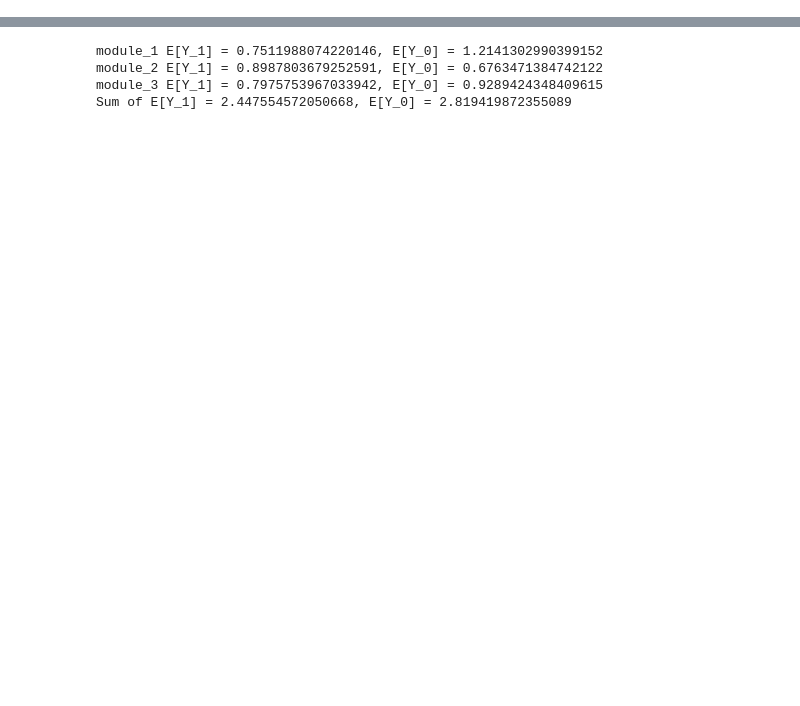
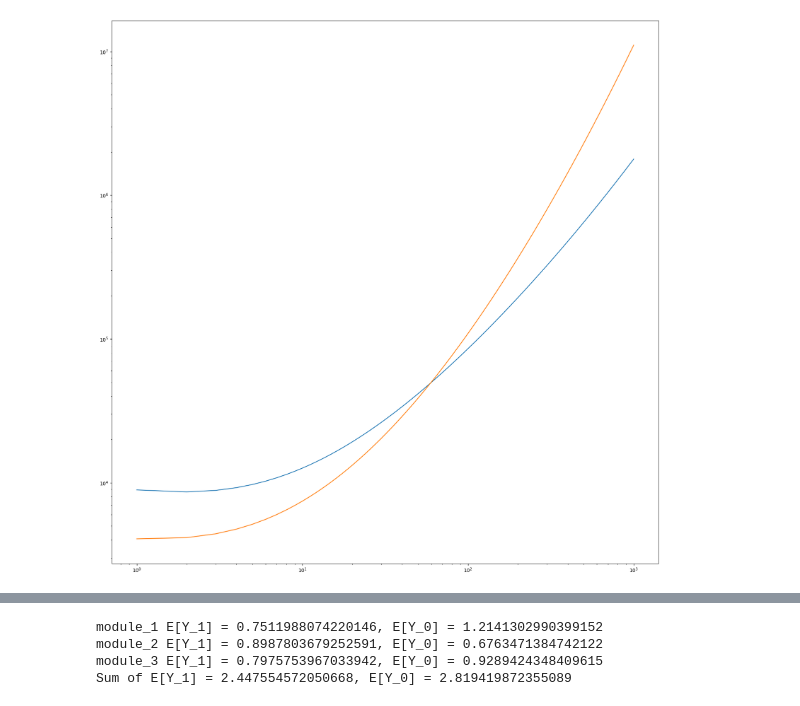
Before and after one commit to KDL-umass/compositional_models_cate, a Jupyter notebook: notebooks/synthetic_dgp_analysis.ipynb, the cells around one changed output, grey strips where cells are left out. Saved outputs shown, nothing was run; the diff lists cells and outputs as text; code cells hidden in the pictures; blank space fills up the shorter version.

```diff
--- a/notebooks/synthetic_dgp_analysis.ipynb
+++ b/notebooks/synthetic_dgp_analysis.ipynb
@@ -2,0 +50,27 @@
+# %%
+weights_0 = {'add.csv': 0.01756833478439572,
+ 'mult.csv': 0.030968671563689015,
+ 'trace.csv': 0.0008473898210129082,
+ 'sub.csv': 0.0174976518695156,
+ 'dot.csv': 0.017284715304208893,
+ 'norm.csv': 0.016766852453122733,
+ 'det.csv': 0.04712925780372424,
+ 'QR.csv': 0.2263327433511612,
+ 'inv.csv': 0.08538274518803941,
+ 'LU.csv': 0.0800169954449618,
+ 'TR.csv': 0.00036010199974820787,
+ 'SVD.csv': 0.45984454041642026}
+
+
+weights_1 = {'add.csv': 0.002373064860719925,
+ 'mult.csv': 0.06038592532143563,
+ 'trace.csv': 0.00011482862344372632,
+ 'sub.csv': 0.0024889526251136492,
+ 'dot.csv': 0.002399738208208434,
+ 'norm.csv': 0.0025928548461497283,
+ 'det.csv': 0.06918749444575283,
+ 'QR.csv': 0.22452894440922014,
+ 'inv.csv': 0.15009752270912996,
+ 'LU.csv': 0.06545112094899533,
+ 'TR.csv': 4.2077359354777676e-05,
+ 'SVD.csv': 0.4203374756424759}
@@ -2,0 +278,11 @@
+# %%
+# plot composition of modules
+
+# plot total y
+plt.figure(figsize=(20,20))
+plt.plot(x, y_total["y0"], label="Y0")
+plt.plot(x, y_total["y1"], label="Y1")
+plt.xscale("log")
+plt.yscale("log")
+# %% [output]
+[figure, added]
```
Also changed, not shown: parts of 40 cells of this notebook, 3 other files.
